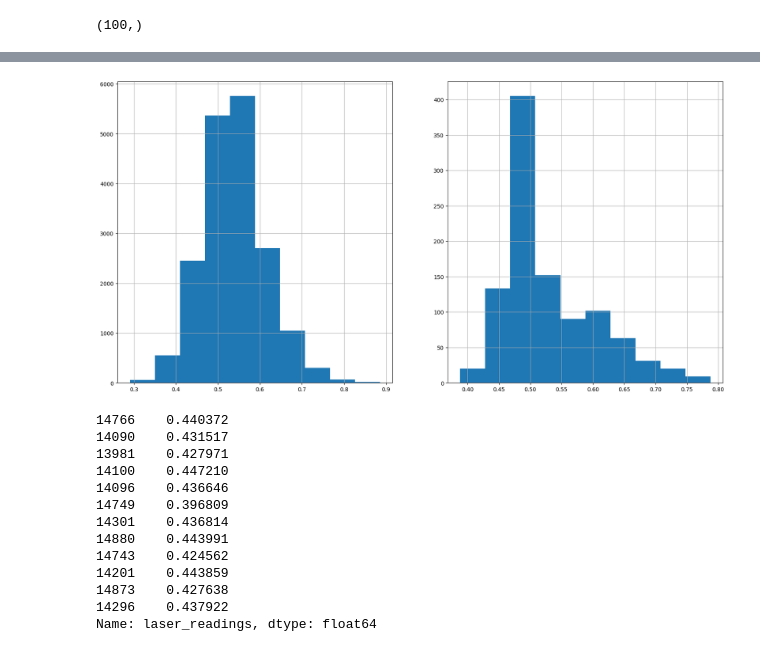
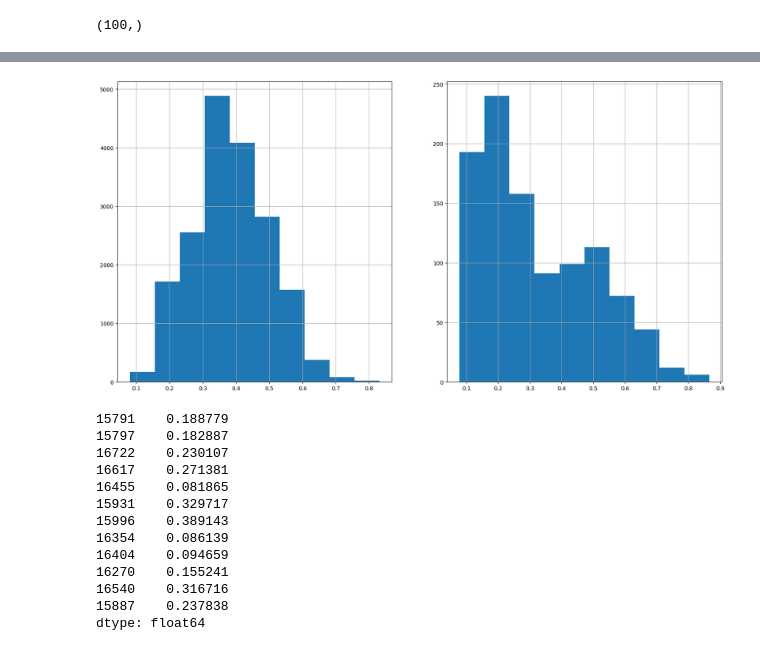
Before and after one commit to Tr3itz/CLEncoderRobotNav, a Jupyter notebook: dataset_analysis.ipynb, the cells around one changed output, grey strips where cells are left out. Drawn from its saved outputs; the diff is of its cells as text; code cells hidden in the pictures.

Commit message:
Orientation towards the goal position (#12)
* Open PR

* Updated

* Adapted experiments

* Added orientation as part of goal similarity metric

```diff
--- a/dataset_analysis.ipynb
+++ b/dataset_analysis.ipynb
@@ -229,0 +230,28 @@ neg_gd_diffs.hist(ax=bx);
+# %%
+# Normalize angle between [-pi, pi]
+def normalize_angle(angle):
+    return (angle + np.pi) % (2 * np.pi) - np.pi
+
+# Compute angle with respect to the goal considering robot's orientation
+def relative_angle(record):
+    # Info
+    robot_x, robot_y = record['robot_pos_x'], record['robot_pos_y']
+    goal_x, goal_y = record['target_point_x'], record['target_point_y']
+    theta_r = record['robot_yaw']
+
+    # Relative angle
+    dx = goal_x - robot_x
+    dy = goal_y - robot_y
+    theta_g = np.arctan2(dy, dx)
+    return normalize_angle(theta_g - theta_r)
+
+# Orientation towards goal position
+anchor_phi = relative_angle(anchor_rec)
+pos_ori_diff = pos_df.apply(lambda x: np.abs(normalize_angle(anchor_phi - relative_angle(x))) / np.pi, axis=1)
+neg_ori_diff = neg_df.apply(lambda x: np.abs(normalize_angle(anchor_phi - relative_angle(x))) / np.pi, axis=1)
+
+fig = plt.figure(figsize=[20,10])
+ax = fig.add_subplot(1,2,1)
+pos_ori_diff.hist(ax=ax);
+bx = fig.add_subplot(1,2,2)
+neg_ori_diff.hist(ax=bx);
@@ -230,15 +260,15 @@ neg_gd_diffs.hist(ax=bx);
 # %%
 # Combine distances for computing similarities
-pos_sim_scores = (1 - pos_l2_dist) #*(1 - pos_gd_diffs)
-neg_sim_scores = (1 - neg_l2_dist) #*(1 - neg_gd_diffs)
+pos_sim_scores = (1 - pos_l2_dist)*(1 - pos_gd_diffs)*(1 - pos_ori_diff)
+neg_sim_scores = (1 - neg_l2_dist)*(1 - neg_gd_diffs)*(1 - neg_ori_diff)
 
 fig = plt.figure(figsize=[20,10])
 ax = fig.add_subplot(1,2,1)
 pos_sim_scores.hist(ax=ax);
 bx = fig.add_subplot(1,2,2)
 neg_sim_scores.hist(ax=bx);
 # %% [output]
-[figure, old version]
+[figure, new version]
 # %%
 # Negative examples mining
 BASE_NEG_DIST = 0.4
@@ -252,19 +282,19 @@ while negative.shape[0] < N_NEG_SAMPLES*2:
 neg_ex = negative.sample(n=N_NEG_SAMPLES)
 neg_ex
 # %% [output]
-14766    0.440372
-14090    0.431517
-13981    0.427971
-14100    0.447210
-14096    0.436646
-14749    0.396809
-14301    0.436814
-14880    0.443991
-14743    0.424562
-14201    0.443859
-14873    0.427638
-14296    0.437922
-Name: laser_readings, dtype: float64
+15791    0.188779
+15797    0.182887
+16722    0.230107
+16617    0.271381
+16455    0.081865
+15931    0.329717
+15996    0.389143
+16354    0.086139
+16404    0.094659
+16270    0.155241
+16540    0.316716
+15887    0.237838
+dtype: float64
 # %%
 negative_rec = ep_dfs.iloc[neg_ex.index]
 negative_rec
```
Also changed, not shown: parts of 13 cells of this notebook, 3 other files.
